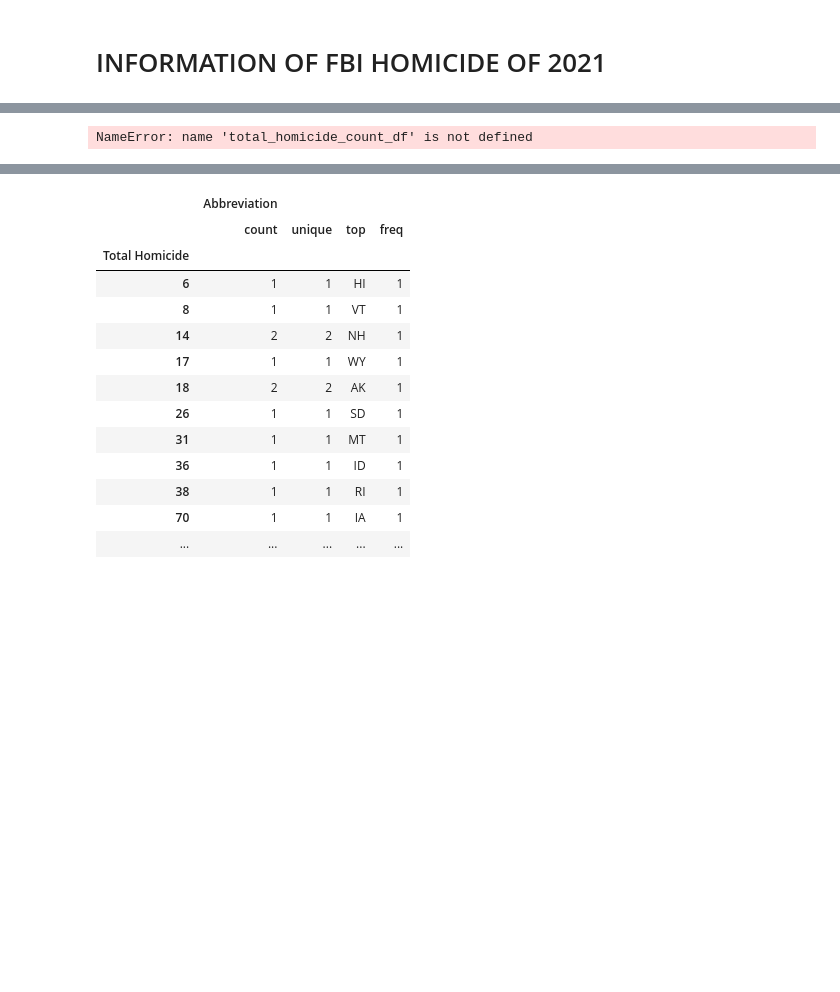
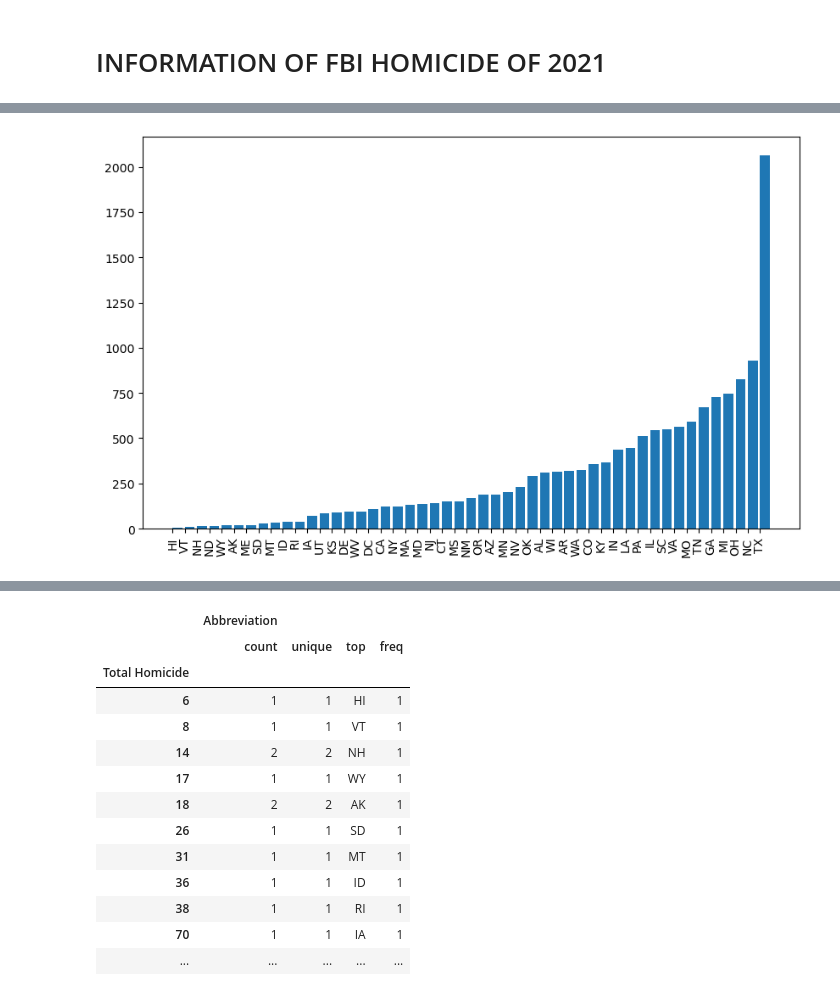
Before and after one commit to hrollin5/project_one, a Jupyter notebook: data_prep.ipynb, the cells around one changed output, grey strips where cells are left out. Cells and saved outputs as stored; diff of their text form; code cells hidden in the pictures; blank space fills up the shorter version.

```diff
--- a/data_prep.ipynb
+++ b/data_prep.ipynb
@@ -85,0 +66,3 @@ total_homicide_count_df.max()
+# %%
+data_homicide= data_homicide.dropna(how = "any")
+data_homicide.head(50)
@@ -85,0 +87,4 @@ total_homicide_count_df.max()
+# %%
+data_homicide["Total Homicide"] = data_homicide["Total Homicide"].astype(int)
+data_homicide = data_homicide.sort_values("Total Homicide")
+data_homicide.head(50)
@@ -86,14 +109,13 @@ total_homicide_count_df.max()
+# %%
+data_homicide["Abbreviation"]= data_homicide["Abbreviation"].astype(str)
 # %%
-# Generate a bar plot showing the total number of rows
-total_homicide = total_homicide_count_df['Total Homicide'].value_counts()
-total_homicide_plot = total_homicide.plot(kind='bar')
-
-total_homicide_plot.set_xlabel('States')
-total_homicide_plot.set_ylabel('Total Homicide')
-total_homicide_plot.set_title('Total Homicide by State')
-
-plt.xticks(rotation=45)
-plt.tight_layout()
+# # Generate a bar plot showing the total number of rows
+# total_homicide_plot = data_homicide.plot(kind='bar', xlabel = "States", ylabel = "Number of Homcides", title = "Total Homicides by State")
+# ax = total_homicide_plot
+# ax.set_xticks(data_homicide["Abbreviation"])
+plt.figure(figsize = (10, 6))
+plt.bar(data_homicide["Abbreviation"], data_homicide["Total Homicide"], align = "edge")
+plt.xticks(rotation = 90)
 plt.show()
 # %% [output]
-NameError: name 'total_homicide_count_df' is not defined
+[figure, added]
```
Also changed, not shown: parts of 18 cells of this notebook, 3 other files.
